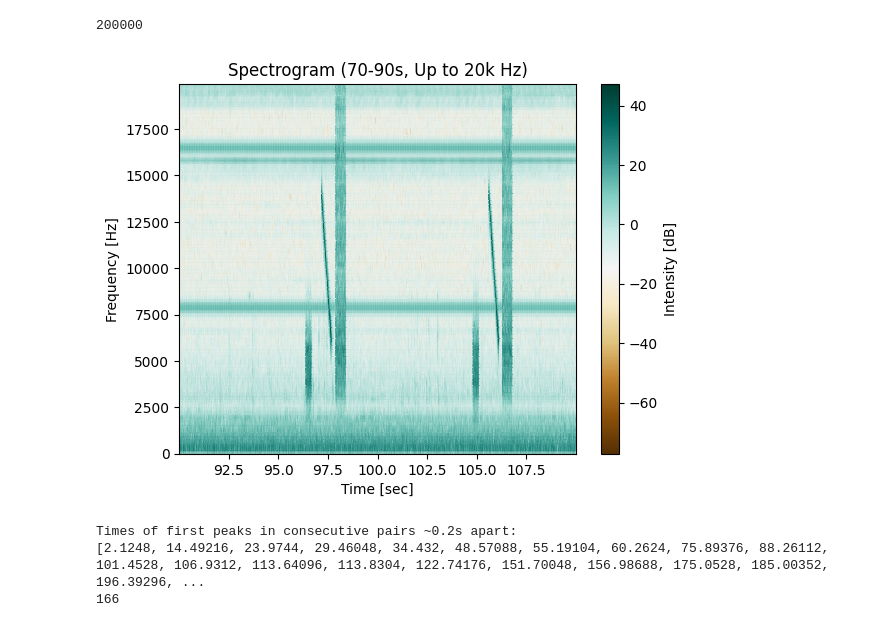
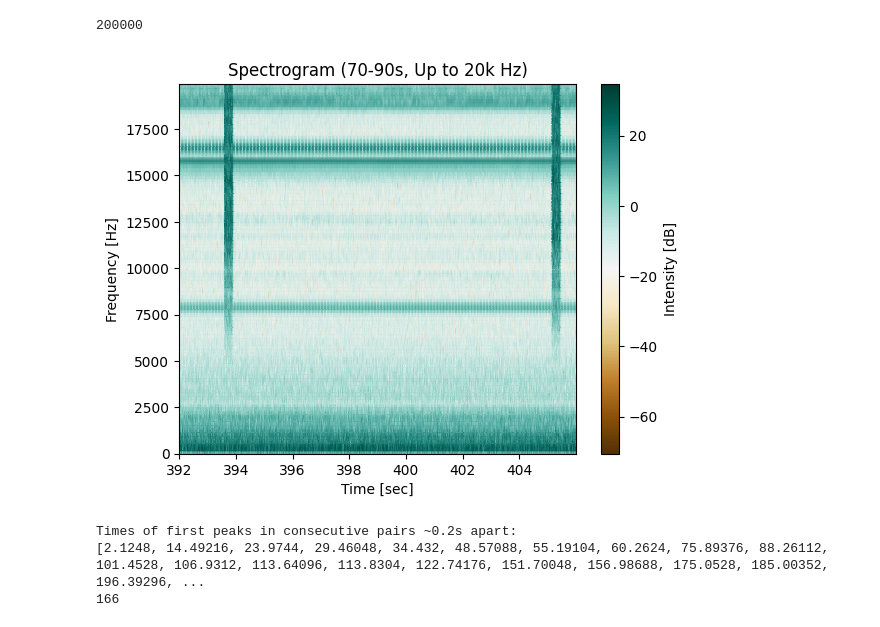
Before and after one commit to edwardyan95/ibllib, a Jupyter notebook: examples/EY_sync_data.ipynb, the cells around one changed output. Drawn from its saved outputs; the diff is of its cells as text; code cells hidden in the pictures.

```diff
--- a/examples/EY_sync_data.ipynb
+++ b/examples/EY_sync_data.ipynb
@@ -26,8 +26,8 @@ import ast
 import math
 from murphlib.tools import *
 # %%
-mouse_path = r'Z:\TM_Lab\Edward\Cerebellum_Imaging\Pcp2-jgcamp8m\AF_R2\20250710_valvesilent'
+mouse_path = r'Z:\TM_Lab\Edward\Cerebellum_Imaging\Pcp2-jgcamp8m\AE_L3\20250617_valvesilent'
 session_path = os.path.join(mouse_path, 'behavior')
 
-trials, wheel, output_files = extract_all(session_path, save=True)
+trials, wheel, output_files = extract_all(session_path, save=False)
 # %% [output]
@@ -587,23 +823,23 @@ frequencies = frequencies[freq_limit]
 Sxx = Sxx[freq_limit, :]
 # %%
 # Limit the time to the desired range (e.g., 70 to 90 seconds)
-start_time = 90  # Start time in seconds
-end_time = 110    # End time in seconds
+start_time = 392 # Start time in seconds
+end_time =406  # End time in seconds
 time_limit = (times >= start_time) & (times <= end_time)
 
 # Apply the time limit to the data
-times = times[time_limit]
-Sxx = Sxx[:, time_limit]
+times1 = times[time_limit]
+Sxx1 = Sxx[:, time_limit]
 
 # Plot the spectrogram with the 'parula' colormap
-plt.pcolormesh(times, frequencies, 10 * np.log10(Sxx), shading='gouraud', cmap='BrBG')
+plt.pcolormesh(times1, frequencies, 10 * np.log10(Sxx1), shading='gouraud', cmap='BrBG')
 plt.ylabel('Frequency [Hz]')
 plt.xlabel('Time [sec]')
 plt.title('Spectrogram (70-90s, Up to 20k Hz)')
 plt.colorbar(label='Intensity [dB]')
 plt.show()
 # %% [output]
-[figure, old version]
+[figure, new version]
 # %%
 frequencies, times, Sxx = signal.spectrogram(audio_data, fs=sample_rate, nperseg=1024, noverlap=512)
 
```
Also changed, not shown: parts of 56 cells of this notebook, 10 other files.
